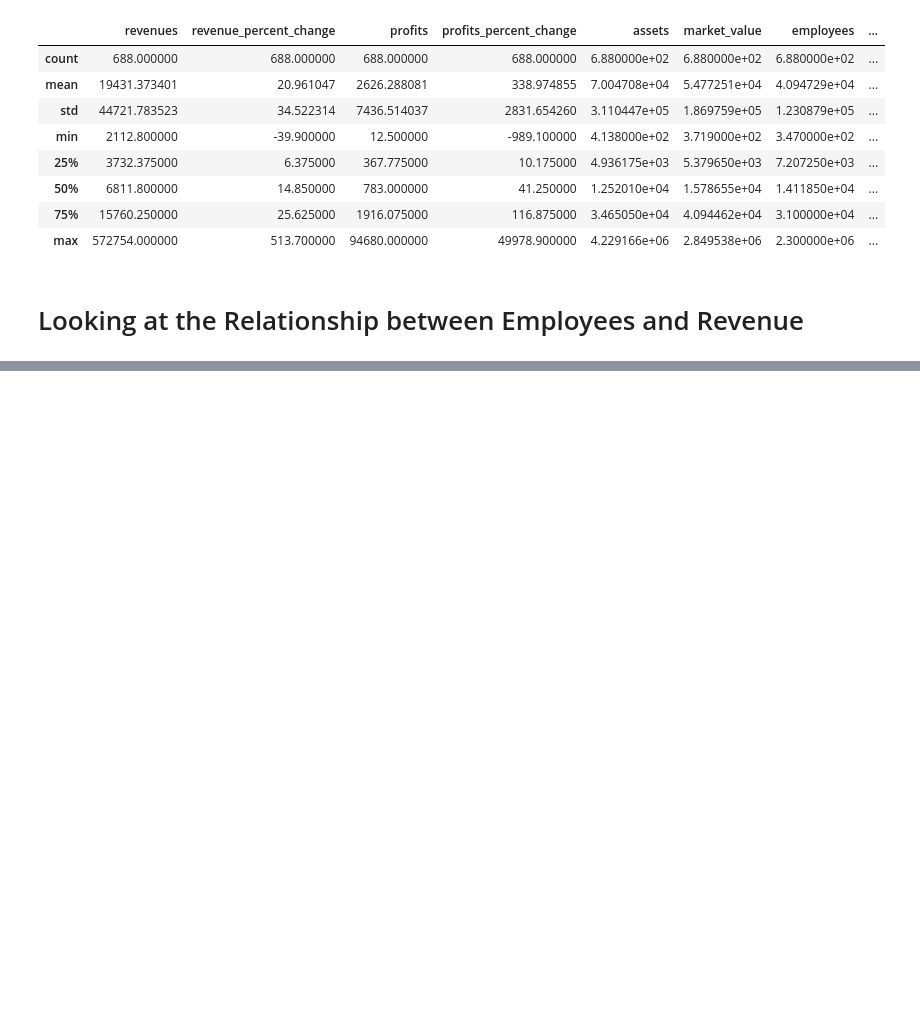
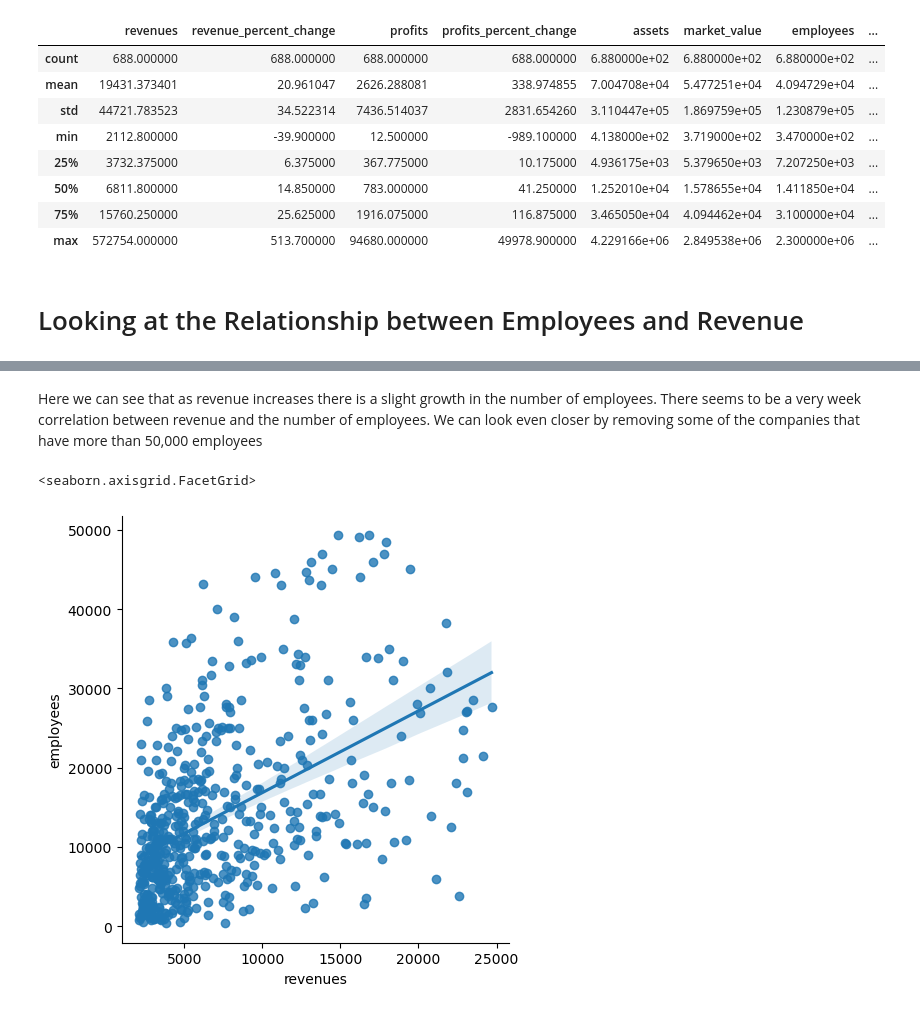
Before and after one commit to ubco-W2022T1-cosc301/project-group4, a Jupyter notebook: notebooks/analysis1.ipynb, the cells around one changed output, grey strips where cells are left out. Drawn from its saved outputs; the diff is of its cells as text; code cells hidden in the pictures; blank space fills up the shorter version.

```diff
--- a/notebooks/analysis1.ipynb
+++ b/notebooks/analysis1.ipynb
@@ -122,0 +132,8 @@ dtype: object
+# %% [markdown]
+Here we can see that as revenue increases there is a slight growth in the number of employees. There seems to be a very week correlation between revenue and the number of employees. We can look even closer by removing some of the companies that have more than 50,000 employees
+# %%
+df_rel = df_rel.drop(df_rel['employees'].loc[(df_rel['employees'] > 50000)].index)
+sns.lmplot(data = df_rel,x = 'revenues', y='employees')
+# %% [output]
+<seaborn.axisgrid.FacetGrid>
+[figure, added]
```
Also changed, not shown: parts of 16 cells of this notebook.
